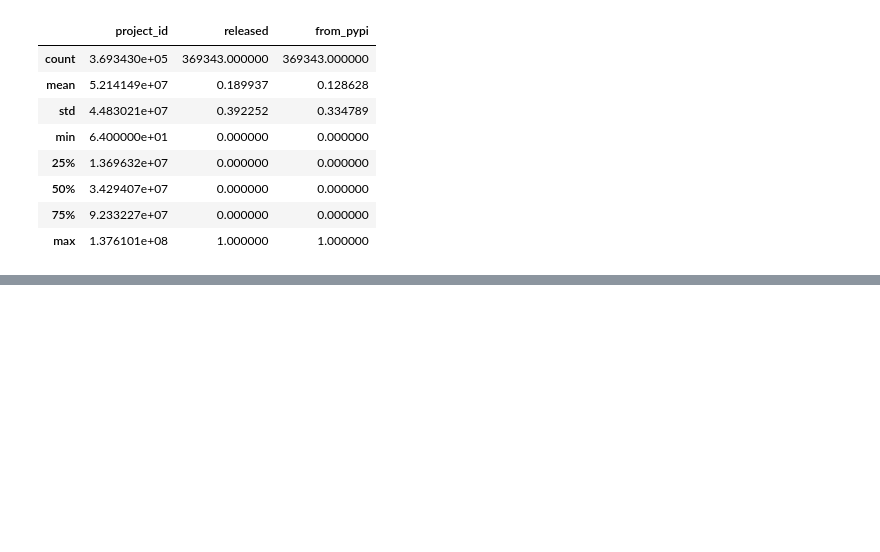
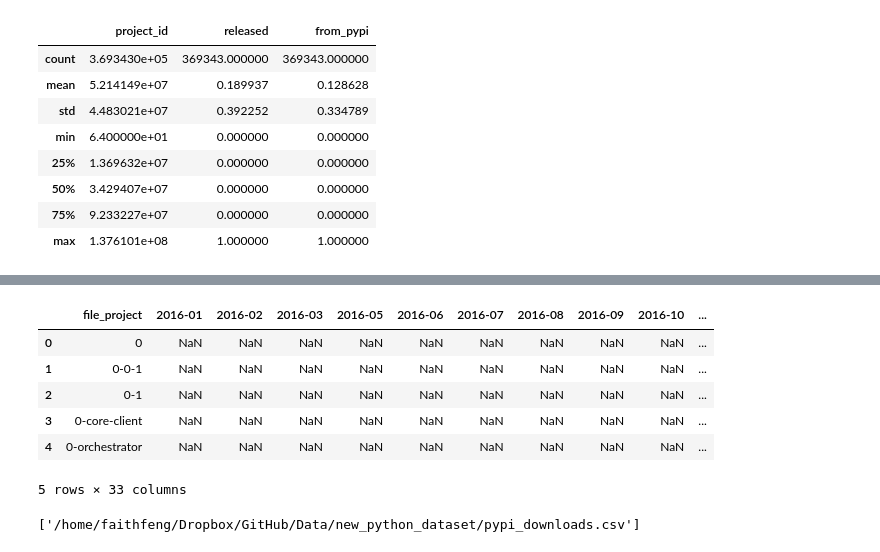
Before and after one commit to cfeng1/github_data_research, a Jupyter notebook: data_collection/data_merge.ipynb, the cells around one changed output, grey strips where cells are left out. Cells and saved outputs as stored; diff of their text form; code cells hidden in the pictures; blank space fills up the shorter version.

```diff
--- a/data_collection/data_merge.ipynb
+++ b/data_collection/data_merge.ipynb
@@ -90,0 +151,17 @@ py_projects[['project_id', 'released', 'from_pypi']].to_csv(data_dir+os.sep+'mer
+# %%
+pypi_ids = pypinames[['name', 'project_id']]
+pypi_ids = pypi_ids.rename(columns={'name':'file_project'})
+downloadmerge = downloads.merge(pypi_ids, how='left', left_on='file_project', right_on='file_project')
+downloadmerge.head()
+# %% [output]
+|  | file_project | 2016-01 | 2016-02 | 2016-03 | 2016-05 | 2016-06 | 2016-07 | 2016-08 | 2016-09 | 2016-10 | ... |
+| 0 | 0 | NaN | NaN | NaN | NaN | NaN | NaN | NaN | NaN | NaN | ... |
+| 1 | 0-0-1 | NaN | NaN | NaN | NaN | NaN | NaN | NaN | NaN | NaN | ... |
+| 2 | 0-1 | NaN | NaN | NaN | NaN | NaN | NaN | NaN | NaN | NaN | ... |
+| 3 | 0-core-client | NaN | NaN | NaN | NaN | NaN | NaN | NaN | NaN | NaN | ... |
+| 4 | 0-orchestrator | NaN | NaN | NaN | NaN | NaN | NaN | NaN | NaN | NaN | ... |
+5 rows × 33 columns
+# %%
+downloadmerge.to_csv(data_dir+os.sep+'pypi_downloads.csv', single_file=True, index=False)
+# %% [output]
+['/home/faithfeng/Dropbox/GitHub/Data/new_python_dataset/pypi_downloads.csv']
```
Also changed, not shown: parts of 10 cells of this notebook, 1 other file.
